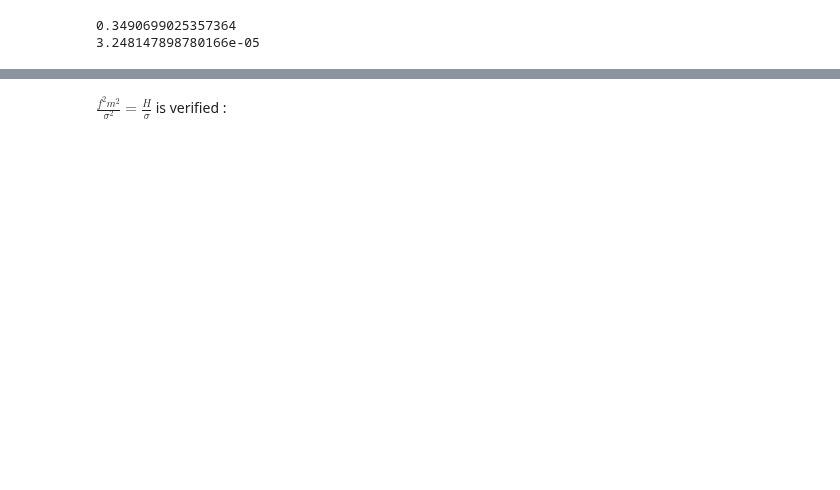
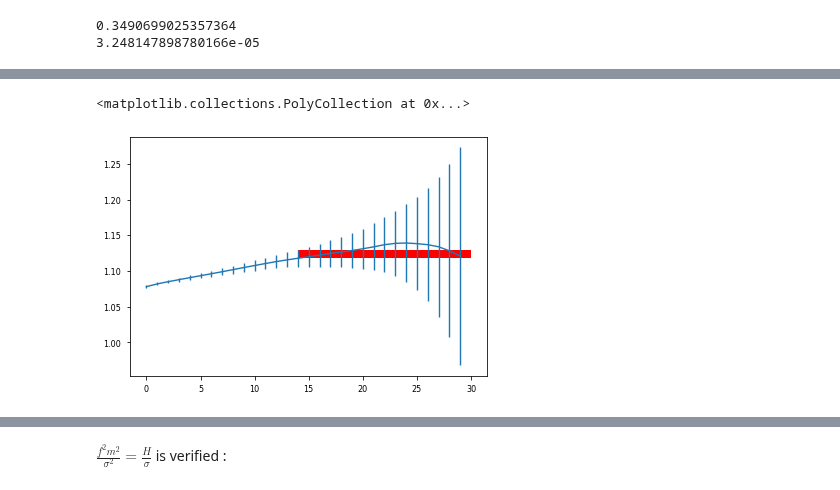
Before and after one commit to jannisgebbo/langevinA, a Jupyter notebook: jupyter_notebooks/superpaper_finalized.ipynb, the cells around one changed output, grey strips where cells are left out. Saved outputs shown, nothing was run; the diff lists cells and outputs as text; code cells hidden in the pictures; blank space fills up the shorter version.

```diff
--- a/jupyter_notebooks/superpaper_finalized.ipynb
+++ b/jupyter_notebooks/superpaper_finalized.ipynb
@@ -172,0 +205,23 @@ dataminus.save("propagator","phi", fmt = "gnuplot", yfact = 1.0)
+# %%
+plateau = 14
+
+modelC = lambda par : par[0]
+chi2C1 = lambda par : np.sum(np.square((res[plateau:,0] - modelC(par)) / resErr[plateau:,0] ))
+fitC1 = Minuit(chi2C1, [1.10], name=["b"])
+
+fitC1.errordef = Minuit.LEAST_SQUARES
+
+#fit.limits = []
+
+fitC1.migrad()
+fitC1.minos()
+
+chi2C2 = lambda par : np.sum(np.square((res[plateau:,1] - modelC(par)) / resErr[plateau:,1] ))
+fitC2 = Minuit(chi2C2, [1.10], name=["b"])
+
+fitC2.errordef = Minuit.LEAST_SQUARES
+
+#fit.limits = []
+
+fitC2.migrad()
+fitC2.minos();
@@ -172,0 +264,11 @@ dataminus.save("propagator","phi", fmt = "gnuplot", yfact = 1.0)
+# %%
+plt.errorbar(np.arange(maxInd),res[:,0],resErr[:,0])
+
+xs = [plateau,maxInd]
+ys = np.asarray([fitC1.values['b'],fitC1.values['b']])
+errs = np.asarray([fitC1.errors['b'],fitC1.errors['b']])
+
+plt.fill_between(xs, ys - errs,ys + errs, linewidth=0, zorder=1, color='r')
+# %% [output]
+<matplotlib.collections.PolyCollection at 0x...>
+[figure, added]
```
Also changed, not shown: parts of 45 cells of this notebook, 5 other files.
